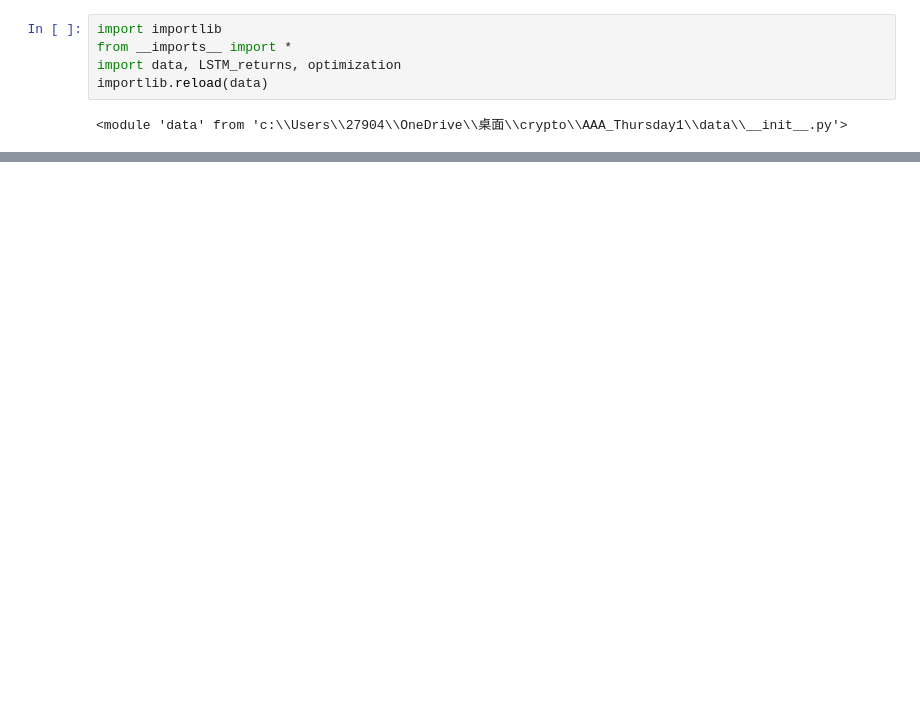
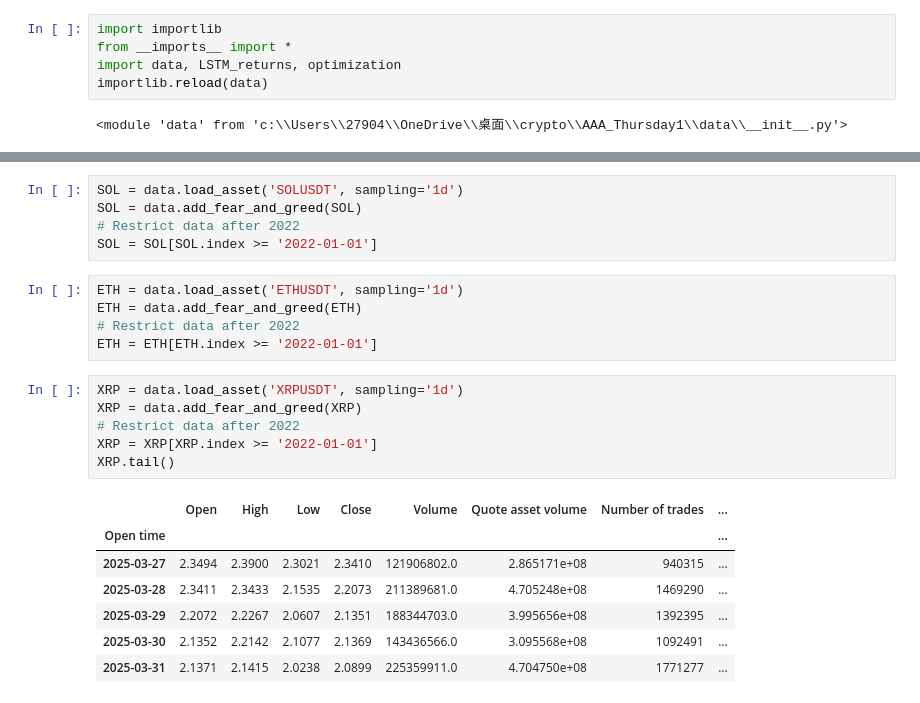
Before and after one commit to iancadev/crypto, a Jupyter notebook: AAA_Thursday1/crap.ipynb, the cells around one changed output, grey strips where cells are left out. Saved outputs shown, nothing was run; the diff lists cells and outputs as text; blank space fills up the shorter version.

```diff
--- a/AAA_Thursday1/crap.ipynb
+++ b/AAA_Thursday1/crap.ipynb
@@ -341,0 +23,24 @@ plt.show()
+# %%
+SOL = data.load_asset('SOLUSDT', sampling='1d')
+SOL = data.add_fear_and_greed(SOL)
+# Restrict data after 2022
+SOL = SOL[SOL.index >= '2022-01-01']
+# %%
+ETH = data.load_asset('ETHUSDT', sampling='1d')
+ETH = data.add_fear_and_greed(ETH)
+# Restrict data after 2022
+ETH = ETH[ETH.index >= '2022-01-01']
+# %%
+XRP = data.load_asset('XRPUSDT', sampling='1d')
+XRP = data.add_fear_and_greed(XRP)
+# Restrict data after 2022
+XRP = XRP[XRP.index >= '2022-01-01']
+XRP.tail()
+# %% [output]
+|  | Open | High | Low | Close | Volume | Quote asset volume | Number of trades | ... |
+| Open time |  |  |  |  |  |  |  | ... |
+| 2025-03-27 | 2.3494 | 2.3900 | 2.3021 | 2.3410 | 121906802.0 | 2.865171e+08 | 940315 | ... |
+| 2025-03-28 | 2.3411 | 2.3433 | 2.1535 | 2.2073 | 211389681.0 | 4.705248e+08 | 1469290 | ... |
+| 2025-03-29 | 2.2072 | 2.2267 | 2.0607 | 2.1351 | 188344703.0 | 3.995656e+08 | 1392395 | ... |
+| 2025-03-30 | 2.1352 | 2.2142 | 2.1077 | 2.1369 | 143436566.0 | 3.095568e+08 | 1092491 | ... |
+| 2025-03-31 | 2.1371 | 2.1415 | 2.0238 | 2.0899 | 225359911.0 | 4.704750e+08 | 1771277 | ... |
```
Also changed, not shown: parts of 15 cells of this notebook, 5 other files.
